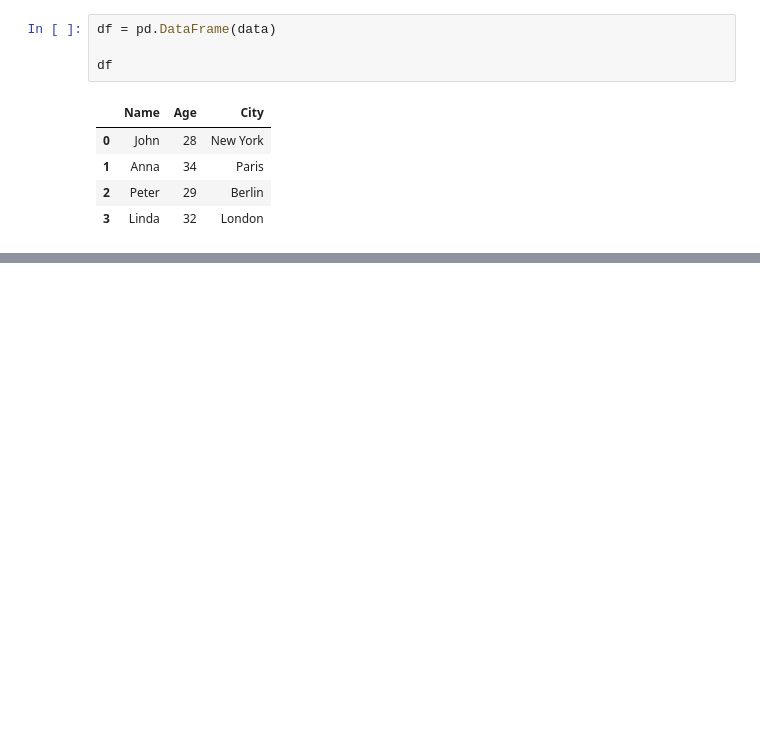
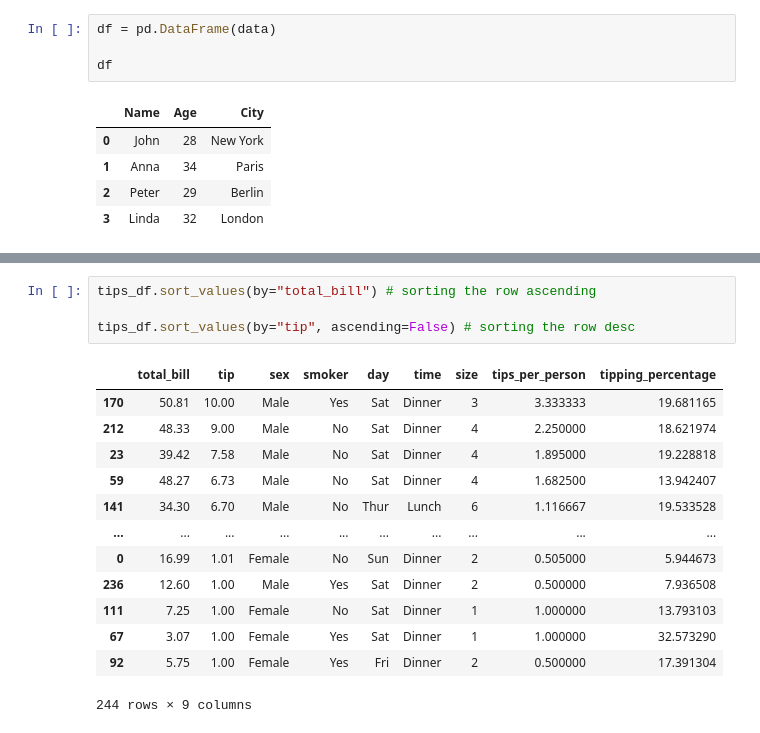
Before and after one commit to gemmaporrill1/replit, a Jupyter notebook: day_16_pandas_intro.ipynb, the cells around one changed output, grey strips where cells are left out. Saved outputs shown, nothing was run; the diff lists cells and outputs as text; blank space fills up the shorter version.

```diff
--- a/day_16_pandas_intro.ipynb
+++ b/day_16_pandas_intro.ipynb
@@ -43,0 +193,18 @@ Name: Name, dtype: object
+# %%
+tips_df.sort_values(by="total_bill") # sorting the row ascending
+
+tips_df.sort_values(by="tip", ascending=False) # sorting the row desc
+# %% [output]
+|  | total_bill | tip | sex | smoker | day | time | size | tips_per_person | tipping_percentage |
+| 170 | 50.81 | 10.00 | Male | Yes | Sat | Dinner | 3 | 3.333333 | 19.681165 |
+| 212 | 48.33 | 9.00 | Male | No | Sat | Dinner | 4 | 2.250000 | 18.621974 |
+| 23 | 39.42 | 7.58 | Male | No | Sat | Dinner | 4 | 1.895000 | 19.228818 |
+| 59 | 48.27 | 6.73 | Male | No | Sat | Dinner | 4 | 1.682500 | 13.942407 |
+| 141 | 34.30 | 6.70 | Male | No | Thur | Lunch | 6 | 1.116667 | 19.533528 |
+| ... | ... | ... | ... | ... | ... | ... | ... | ... | ... |
+| 0 | 16.99 | 1.01 | Female | No | Sun | Dinner | 2 | 0.505000 | 5.944673 |
+| 236 | 12.60 | 1.00 | Male | Yes | Sat | Dinner | 2 | 0.500000 | 7.936508 |
+| 111 | 7.25 | 1.00 | Female | No | Sat | Dinner | 1 | 1.000000 | 13.793103 |
+| 67 | 3.07 | 1.00 | Female | Yes | Sat | Dinner | 1 | 1.000000 | 32.573290 |
+| 92 | 5.75 | 1.00 | Female | Yes | Fri | Dinner | 2 | 0.500000 | 17.391304 |
+244 rows × 9 columns
```
Also changed, not shown: parts of 50 cells of this notebook, 2 other files.
